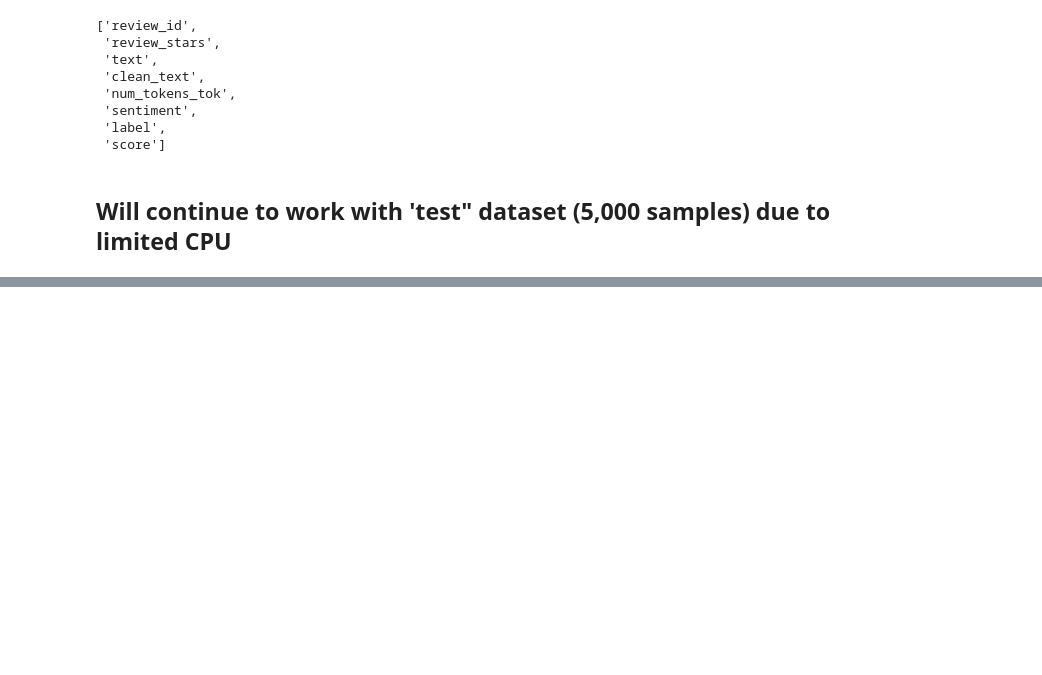
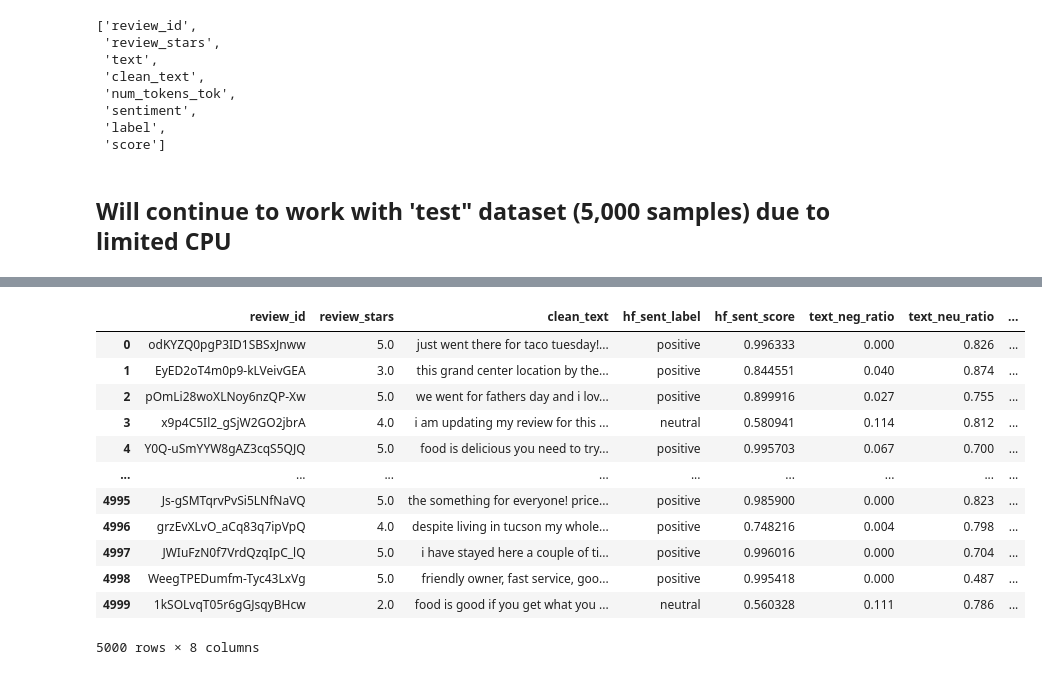
Before and after one commit to mindyng/2024-Business-Projects, a Jupyter notebook: yelp-reviews-analysis.ipynb, the cells around one changed output, grey strips where cells are left out. Cells and saved outputs as stored; diff of their text form; code cells hidden in the pictures; blank space fills up the shorter version.

```diff
--- a/yelp-reviews-analysis.ipynb
+++ b/yelp-reviews-analysis.ipynb
@@ -524,0 +657,22 @@ test2.head()
+# %%
+query = """
+select * exclude (vader_sent_label, vader_score)
+from test3
+"""
+
+test4 = duckdb.query(query).df()
+test4
+# %% [output]
+|  | review_id | review_stars | clean_text | hf_sent_label | hf_sent_score | text_neg_ratio | text_neu_ratio | ... |
+| 0 | odKYZQ0pgP3ID1SBSxJnww | 5.0 | just went there for taco tuesday!... | positive | 0.996333 | 0.000 | 0.826 | ... |
+| 1 | EyED2oT4m0p9-kLVeivGEA | 3.0 | this grand center location by the... | positive | 0.844551 | 0.040 | 0.874 | ... |
+| 2 | pOmLi28woXLNoy6nzQP-Xw | 5.0 | we went for fathers day and i lov... | positive | 0.899916 | 0.027 | 0.755 | ... |
+| 3 | x9p4C5Il2_gSjW2GO2jbrA | 4.0 | i am updating my review for this ... | neutral | 0.580941 | 0.114 | 0.812 | ... |
+| 4 | Y0Q-uSmYYW8gAZ3cqS5QJQ | 5.0 | food is delicious you need to try... | positive | 0.995703 | 0.067 | 0.700 | ... |
+| ... | ... | ... | ... | ... | ... | ... | ... | ... |
+| 4995 | Js-gSMTqrvPvSi5LNfNaVQ | 5.0 | the something for everyone! price... | positive | 0.985900 | 0.000 | 0.823 | ... |
+| 4996 | grzEvXLvO_aCq83q7ipVpQ | 4.0 | despite living in tucson my whole... | positive | 0.748216 | 0.004 | 0.798 | ... |
+| 4997 | JWIuFzN0f7VrdQzqIpC_lQ | 5.0 | i have stayed here a couple of ti... | positive | 0.996016 | 0.000 | 0.704 | ... |
+| 4998 | WeegTPEDumfm-Tyc43LxVg | 5.0 | friendly owner, fast service, goo... | positive | 0.995418 | 0.000 | 0.487 | ... |
+| 4999 | 1kSOLvqT05r6gGJsqyBHcw | 2.0 | food is good if you get what you ... | neutral | 0.560328 | 0.111 | 0.786 | ... |
+5000 rows × 8 columns
```
Also changed, not shown: parts of 46 cells of this notebook.
